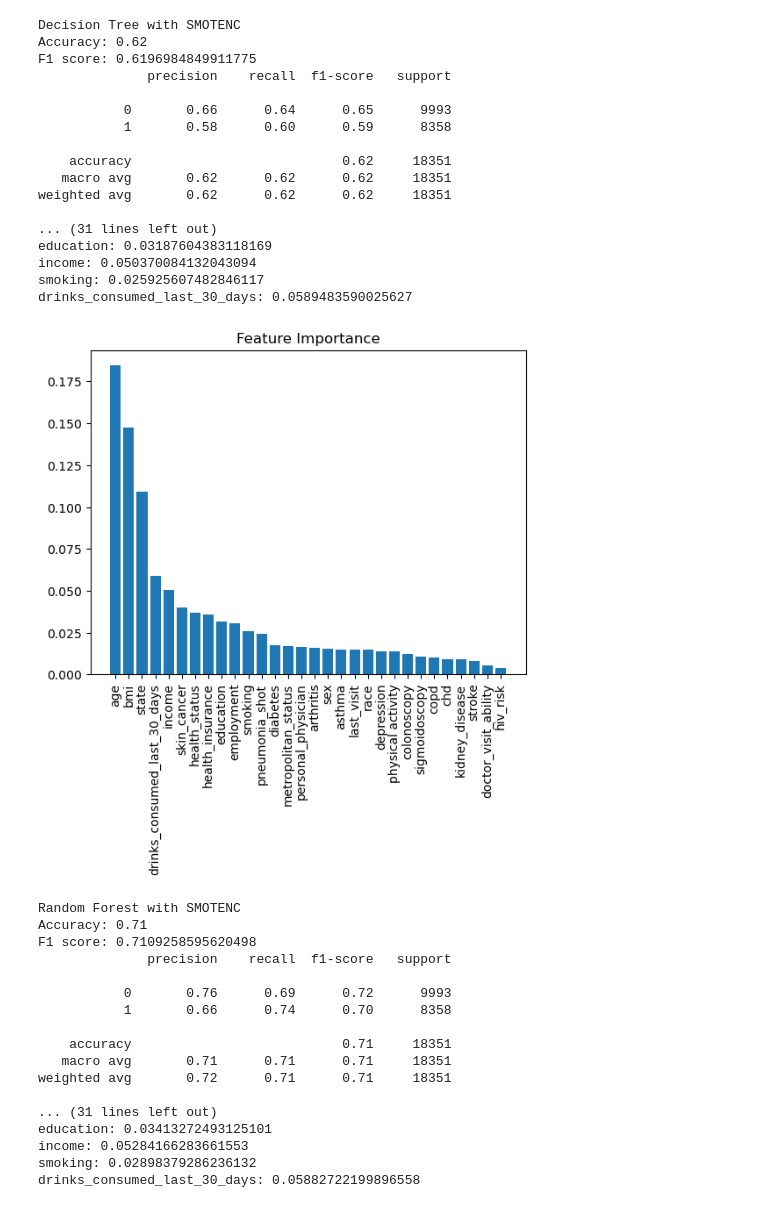
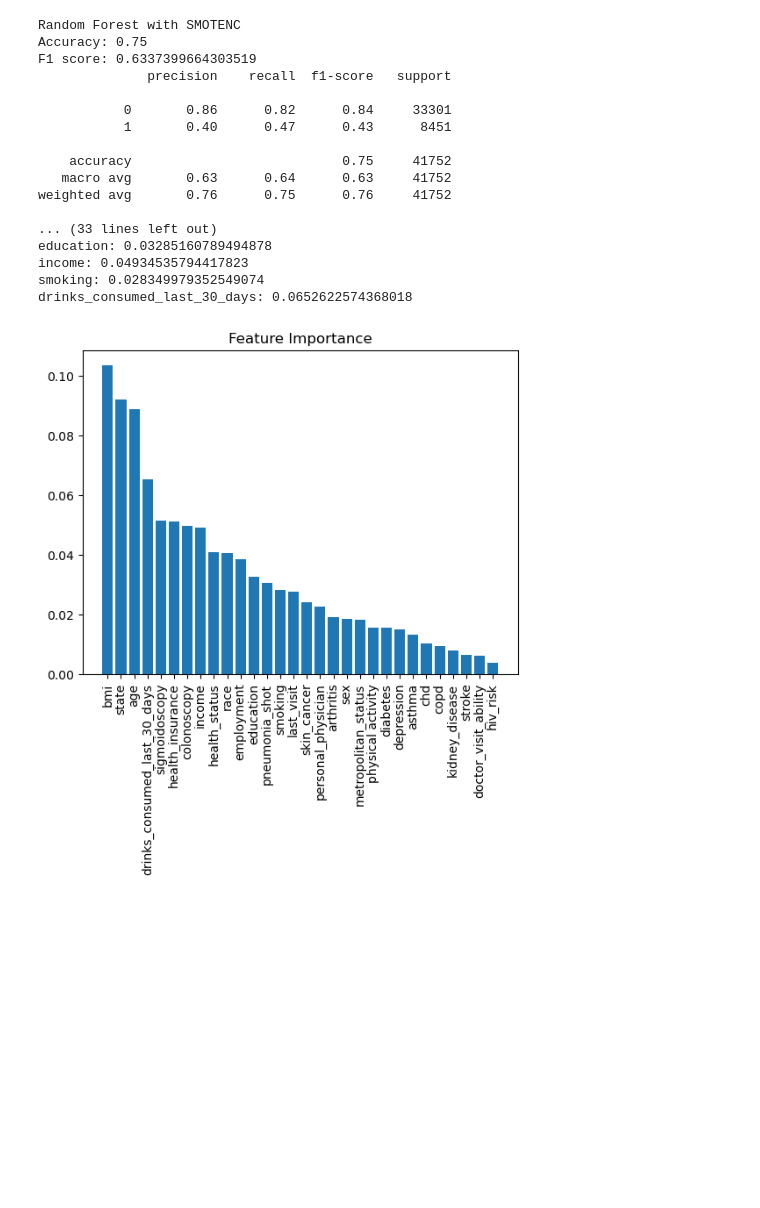
Before and after one commit to rpydi21/DATSCapstone23, a Jupyter notebook: model.ipynb, the cells around one changed output. Cells and saved outputs as stored; diff of their text form; code cells hidden in the pictures; blank space fills up the shorter version.

```diff
--- a/model.ipynb
+++ b/model.ipynb
@@ -243,8 +243,10 @@ ROC AUC score: 0.7707791422236835
 # %%
+ratio = 2
+majority_sample_size = int(len(data[data[target]==1]) * ratio)
 # Downsample majority class to 50000 samples
 majority_downsampled = resample(data[data[target]==0],
                                 replace=False, # sample without replacement
-                                n_samples=100000, # number of samples to downsample to
+                                n_samples= majority_sample_size, # number of samples to downsample to
                                 random_state=42) # reproducible results
 
 # Combine minority class and downsampled majority class
@@ -263,48 +265,31 @@ X_train, X_test, y_train, y_test = train_test_split(X, y, test_size=0.2, random_
 smote = SMOTENC(random_state=42, categorical_features = cat_cols_idx)
 X_resampled, y_resampled = smote.fit_resample(X_train, y_train)
 # %%
-print("Decision Tree with SMOTENC")
-clf = decision_tree(X_resampled, X_test, y_resampled, y_test, return_clf=True)
-print ("Feature Importances:")
-feature_importance(clf)
+# print("Decision Tree with SMOTENC")
+# clf = decision_tree(X_resampled, X_test, y_resampled, y_test, return_clf=True)
+# print ("Feature Importances:")
+# feature_importance(clf)
 
 print("\nRandom Forest with SMOTENC")
 clf = random_forest(X_resampled, X_test, y_resampled, y_test, return_clf=True)
 print ("Feature Importances:")
 feature_importance(clf)
 # %% [output]
-Decision Tree with SMOTENC
-Accuracy: 0.62
-F1 score: 0.6196984849911775
+Random Forest with SMOTENC
+Accuracy: 0.75
+F1 score: 0.6337399664303519
               precision    recall  f1-score   support
 
-           0       0.66      0.64      0.65      9993
-           1       0.58      0.60      0.59      8358
+           0       0.86      0.82      0.84     33301
+           1       0.40      0.47      0.43      8451
 
-    accuracy                           0.62     18351
-   macro avg       0.62      0.62      0.62     18351
-weighted avg       0.62      0.62      0.62     18351
+    accuracy                           0.75     41752
+   macro avg       0.63      0.64      0.63     41752
+weighted avg       0.76      0.75      0.76     41752
 
-... (31 lines left out)
-education: 0.03187604383118169
-income: 0.050370084132043094
-smoking: 0.025925607482846117
-drinks_consumed_last_30_days: 0.0589483590025627
+... (33 lines left out)
+education: 0.03285160789494878
+income: 0.04934535794417823
+smoking: 0.028349979352549074
+drinks_consumed_last_30_days: 0.0652622574368018
-[figure, old version]
+[figure, new version]
-Random Forest with SMOTENC
-Accuracy: 0.71
-F1 score: 0.7109258595620498
-              precision    recall  f1-score   support
-
-           0       0.76      0.69      0.72      9993
-           1       0.66      0.74      0.70      8358
-
-    accuracy                           0.71     18351
-   macro avg       0.71      0.71      0.71     18351
-weighted avg       0.72      0.71      0.71     18351
-
-... (31 lines left out)
-education: 0.03413272493125101
-income: 0.05284166283661553
-smoking: 0.02898379286236132
-drinks_consumed_last_30_days: 0.05882722199896558
```
Also changed, not shown: parts of 5 cells of this notebook, 1 other file.
